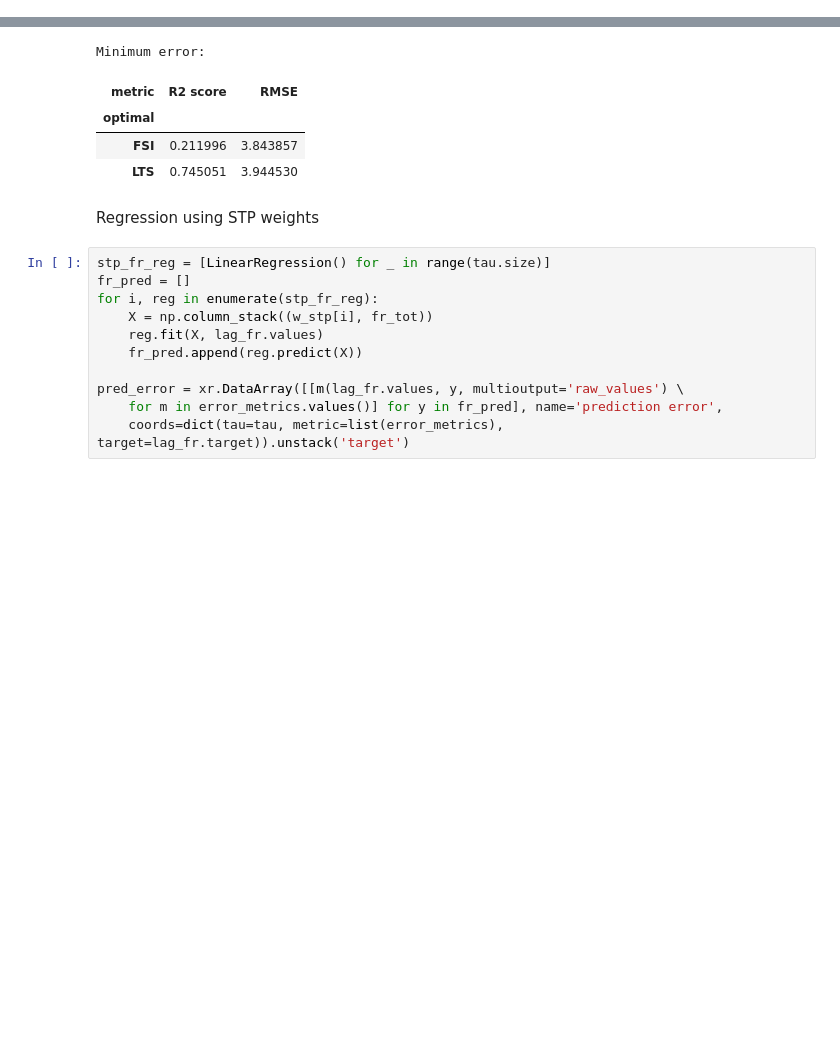
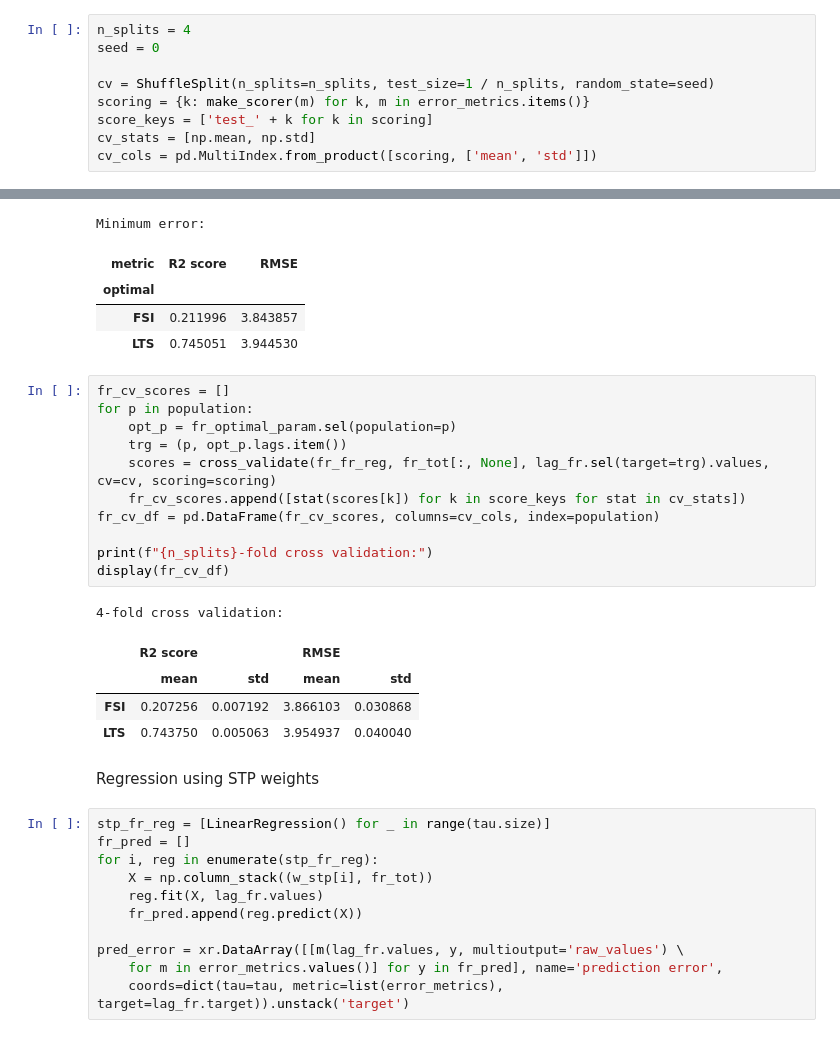
Before and after one commit to chenziao/M1ten_thousand, a Jupyter notebook: Analysis/Analyze_FR_STP.ipynb, the cells around one changed output, grey strips where cells are left out. Saved outputs shown, nothing was run; the diff lists cells and outputs as text; blank space fills up the shorter version.

Commit message:
Add cross validation for the STP-FR predictions

```diff
--- a/Analysis/Analyze_FR_STP.ipynb
+++ b/Analysis/Analyze_FR_STP.ipynb
@@ -75,6 +79,15 @@ def optimal_error(err_da, opt_idx):
     opt_err = err_da.isel(population=xr.DataArray(range(population.size),
         coords={'optimal': population}), **dim_opt).transpose('optimal', 'metric')
     return opt_err
+# %%
+n_splits = 4
+seed = 0
+
+cv = ShuffleSplit(n_splits=n_splits, test_size=1 / n_splits, random_state=seed)
+scoring = {k: make_scorer(m) for k, m in error_metrics.items()}
+score_keys = ['test_' + k for k in scoring]
+cv_stats = [np.mean, np.std]
+cv_cols = pd.MultiIndex.from_product([scoring, ['mean', 'std']])
 # %% [markdown]
 Regression using only total firing rate input
 # %%
@@ -104,6 +117,23 @@ Minimum error:
 | optimal |  |  |
 | FSI | 0.211996 | 3.843857 |
 | LTS | 0.745051 | 3.944530 |
+# %%
+fr_cv_scores = []
+for p in population:
+    opt_p = fr_optimal_param.sel(population=p)
+    trg = (p, opt_p.lags.item())
+    scores = cross_validate(fr_fr_reg, fr_tot[:, None], lag_fr.sel(target=trg).values, cv=cv, scoring=scoring)
+    fr_cv_scores.append([stat(scores[k]) for k in score_keys for stat in cv_stats])
+fr_cv_df = pd.DataFrame(fr_cv_scores, columns=cv_cols, index=population)
+
+print(f"{n_splits}-fold cross validation:")
+display(fr_cv_df)
+# %% [output]
+4-fold cross validation:
+|  | R2 score |  | RMSE |  |
+|  | mean | std | mean | std |
+| FSI | 0.207256 | 0.007192 | 3.866103 | 0.030868 |
+| LTS | 0.743750 | 0.005063 | 3.954937 | 0.040040 |
 # %% [markdown]
 Regression using STP weights
 # %%
```
Also changed, not shown: parts of 3 cells of this notebook, 1 other file.
